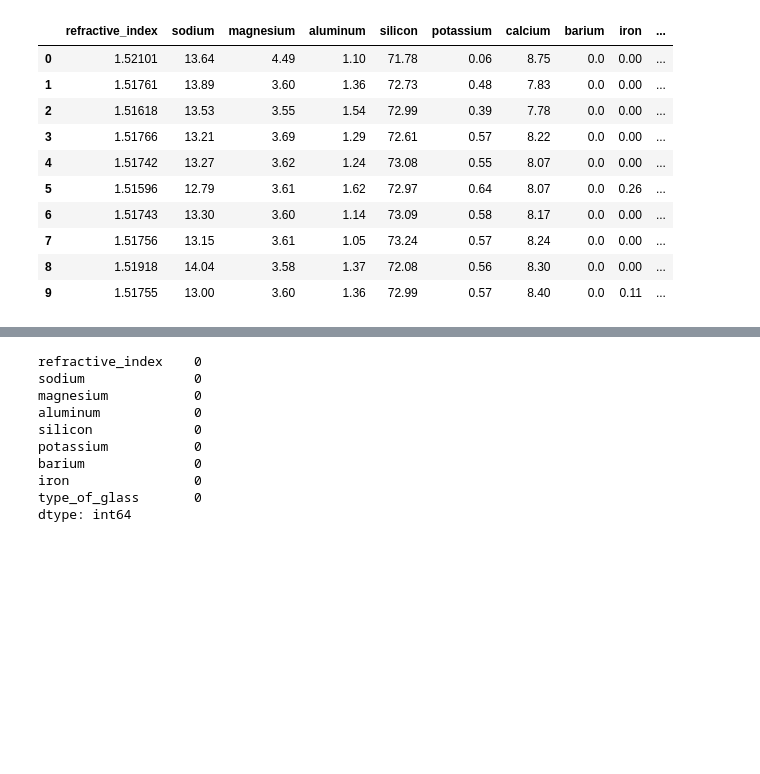
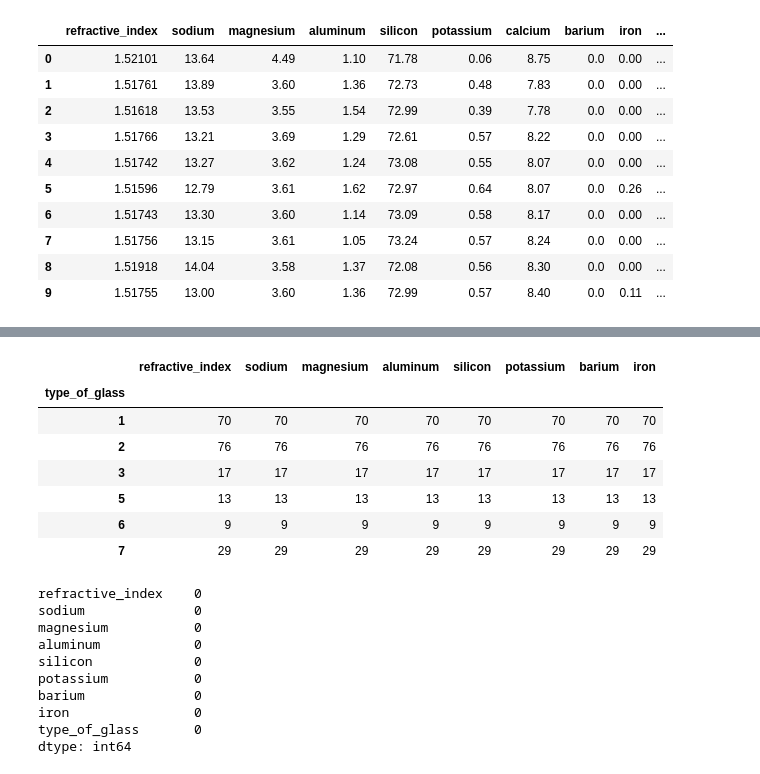
Before and after one commit to Luucaas8/IA3_CuadernoNicolini, a Jupyter notebook: Hunger_games.ipynb, the cells around one changed output, grey strips where cells are left out. Saved outputs shown, nothing was run; the diff lists cells and outputs as text; code cells hidden in the pictures; blank space fills up the shorter version.

```diff
--- a/Hunger_games.ipynb
+++ b/Hunger_games.ipynb
@@ -66,6 +68,17 @@ dataframe.corr()
 | type_of_glass | -0.164237 | 0.502898 | -0.744993 | 0.598829 | 0.151565 | -0.010054 | 0.000952 | 0.575161 | -0.188278 | ... |
 # %%
 dataframe.drop(columns=["calcium"], inplace=True)
+# %%
+dataframe.groupby("type_of_glass").count()
+# %% [output]
+|  | refractive_index | sodium | magnesium | aluminum | silicon | potassium | barium | iron |
+| type_of_glass |  |  |  |  |  |  |  |  |
+| 1 | 70 | 70 | 70 | 70 | 70 | 70 | 70 | 70 |
+| 2 | 76 | 76 | 76 | 76 | 76 | 76 | 76 | 76 |
+| 3 | 17 | 17 | 17 | 17 | 17 | 17 | 17 | 17 |
+| 5 | 13 | 13 | 13 | 13 | 13 | 13 | 13 | 13 |
+| 6 | 9 | 9 | 9 | 9 | 9 | 9 | 9 | 9 |
+| 7 | 29 | 29 | 29 | 29 | 29 | 29 | 29 | 29 |
 # %%
 dataframe.isna().sum()
 # %% [output]
```
Also changed, not shown: parts of 16 cells of this notebook.
